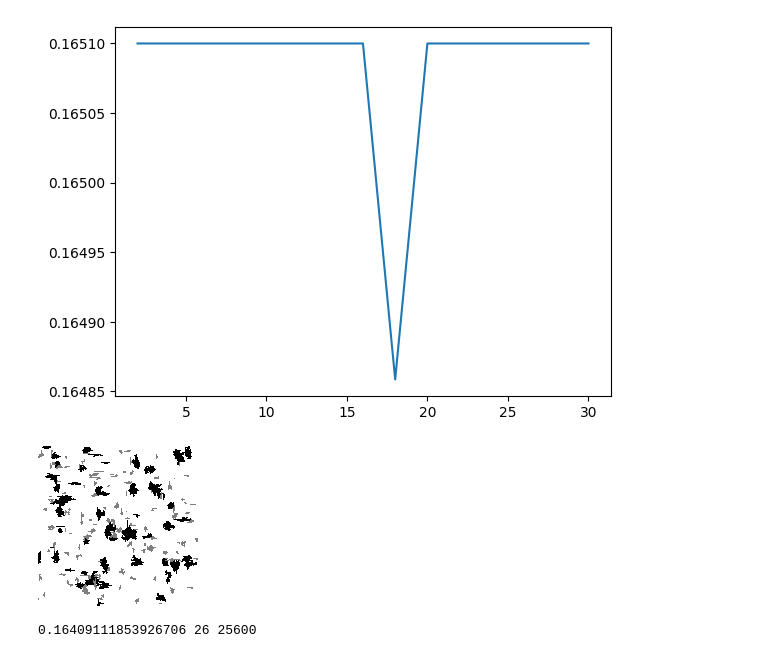
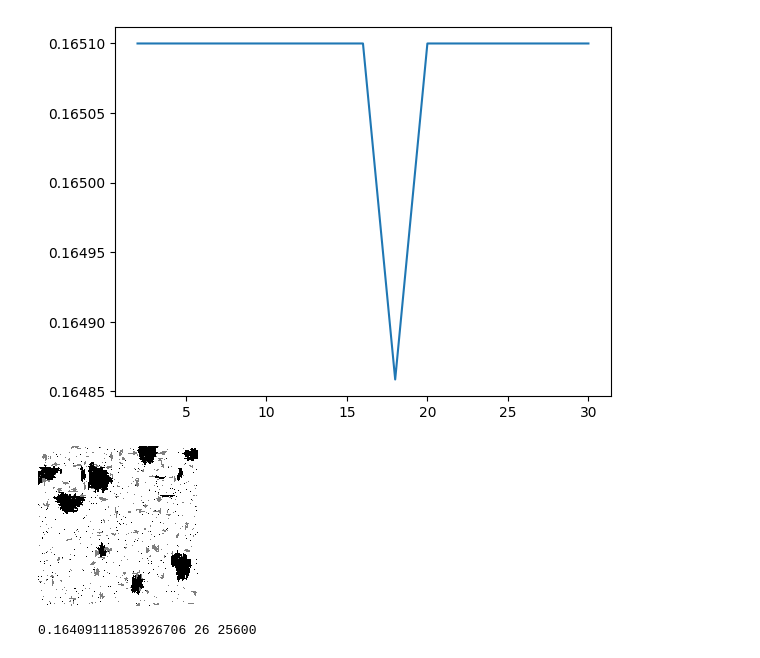
Before and after one commit to AadiDev005/Paraffin-EG-Model, a Jupyter notebook: dataset_generator.ipynb, the cells around one changed output. Saved outputs shown, nothing was run; the diff lists cells and outputs as text; code cells hidden in the pictures.

Commit message:
Added randomized total growth rates to cores and added background noise to hybrid QSGS microCT generator

```diff
--- a/dataset_generator.ipynb
+++ b/dataset_generator.ipynb
@@ -134,48 +134,53 @@ def generateHybridSample(rows, cols, coreProbs, growthProbs, vols):
                 if random.random()<coreProb and grid[row][col]==1:
                     grid[row][col]=materials[i]
                     vol+=1
-                    vertGrowth=growthProbs[i]*random.uniform(0.2, 0.8)
-                    horGrowth=growthProbs[i]-vertGrowth
+                    totGrowth=growthProbs[i]*random.uniform(0.2, 0.8)
+                    vertGrowth=totGrowth*random.uniform(0.05, 0.95)
+                    horGrowth=totGrowth-vertGrowth
                     cores[i].append([row, col, vertGrowth, horGrowth])
                     currVols[i]+=1
+
+    for i in range(numMaterials):
+        for _ in range(int(rows*cols*0.01)):  # Adjust sparsity factor
+            row, col=random.randint(0, rows-1), random.randint(0, cols-1)
+            if grid[row][col]==1:
+                grid[row][col]=materials[i]
+                currVols[i]+=1
 
     dirs = [[0,1],[0,-1],[1,1],[1,-1],[1,0],[-1,1],[-1,-1],[-1,0]]
     iters=0
     while any([currVol/(rows*cols)<endVol for currVol, endVol in zip(currVols, vols)]):
         for i in range(numMaterials):
             if currVols[i]/(rows*cols)>=vols[i]:
                 continue
             idx=random.randint(0, len(cores[i])-1)
             [currX, currY, vertGrowth, horGrowth]=cores[i][idx]
             adjNonGrowth=False
             for dir in dirs:
                 nx, ny=currX+dir[0], currY+dir[1]
                 if nx<0 or nx>=rows or ny<0 or ny>=cols:
                     continue
                 if dir[0]==0 and grid[nx][ny]==1 and random.random()<vertGrowth:
                     grid[nx][ny]=materials[i]
                     cores[i].append([nx, ny, vertGrowth, horGrowth])
                     currVols[i]+=1
                 if dir[1]==0 and grid[nx][ny]==1 and random.random()<horGrowth:
                     grid[nx][ny]=materials[i]
                     cores[i].append([nx, ny, vertGrowth, horGrowth])
                     currVols[i]+=1
                 if grid[nx][ny]==1:
                     adjNonGrowth=True
             if not adjNonGrowth:
                 cores[i][idx], cores[i][-1]=cores[i][-1], cores[i][idx]
                 cores[i].pop()
-        iters+=1
-        # if iters%25==0:
-        #     display(tensorToImageTransform(torch.tensor(grid, dtype=torch.float32)))
 
 
     return grid
 
-grid=generateHybridSample(160, 160, [0.002, 0.005], [0.1, 0.1], [0.1, 0.05])
+grid=generateHybridSample(160, 160, [0.0005, 0.005], [0.1, 0.1], [0.10, 0.05])
 display(tensorToImageTransform(torch.tensor(grid, dtype=torch.float32)))
 # %% [output]
-[figure, old version]
+[figure, new version]
 # %%
 import cProfile
 # grid=torch.rand((160, 160))
```
